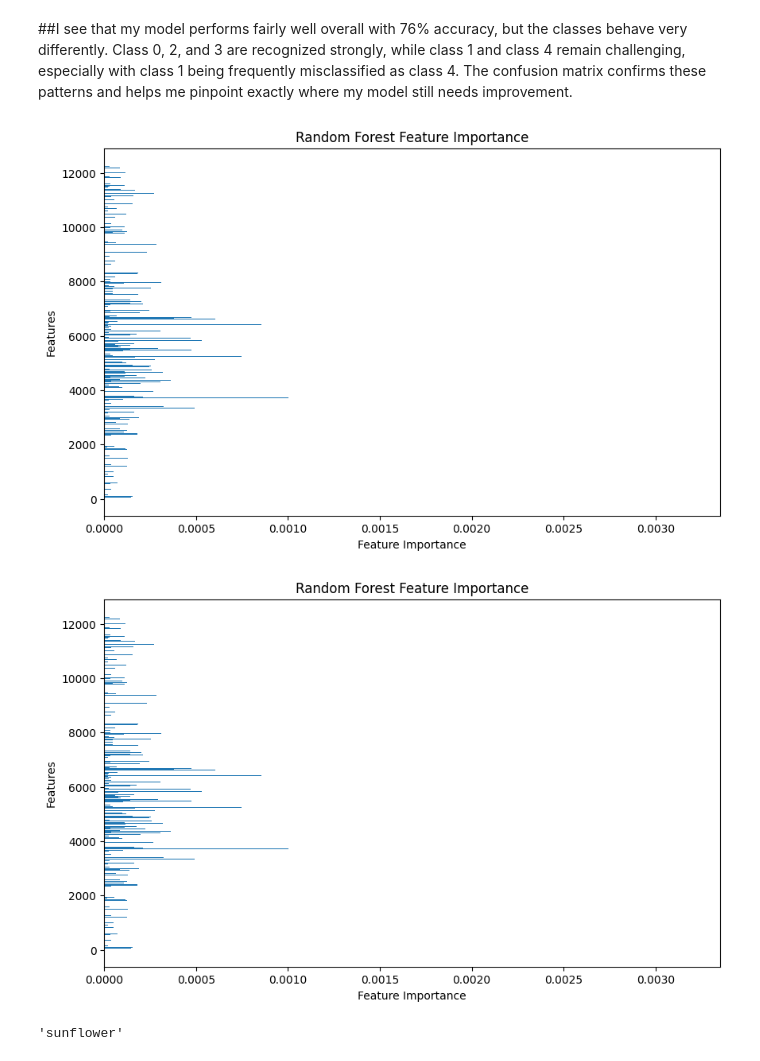
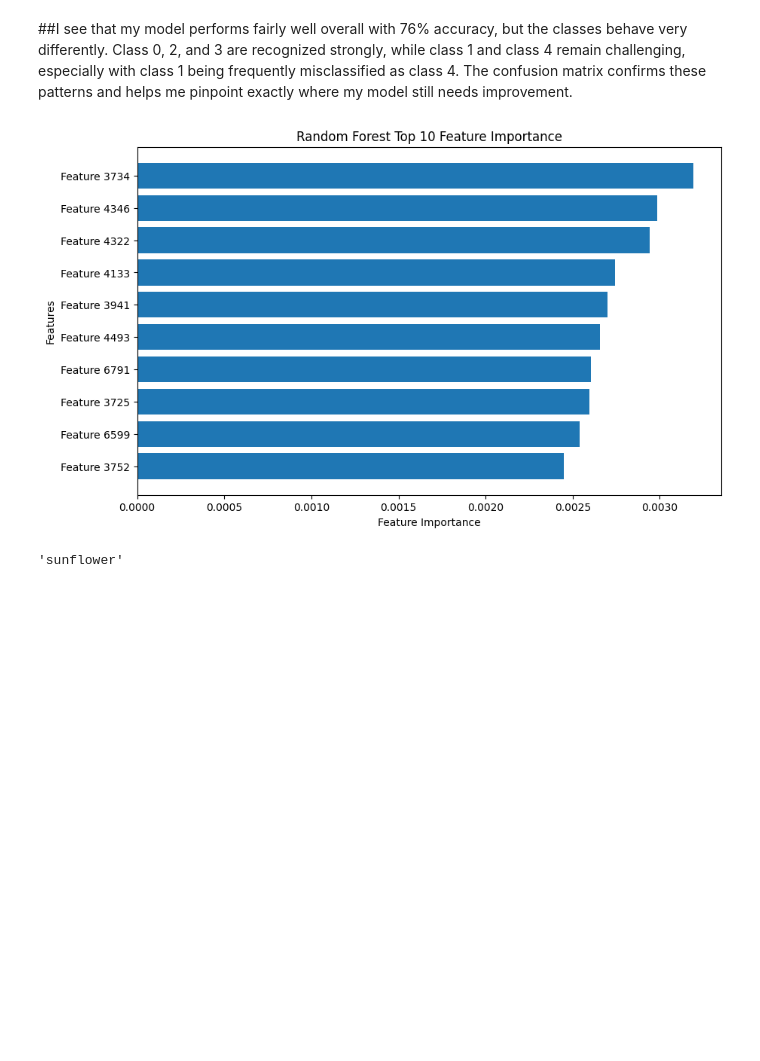
Before and after one commit to christinengalle19-collab/Assignement2New, a Jupyter notebook: Assignment11ai.ipynb, the cells around one changed output. Drawn from its saved outputs; the diff is of its cells as text; code cells hidden in the pictures; blank space fills up the shorter version.

```diff
--- a/Assignment11ai.ipynb
+++ b/Assignment11ai.ipynb
@@ -199,29 +199,31 @@ weighted avg       0.78      0.76      0.76        93
 [figure]
 # %% [markdown]
 ##I see that my model performs fairly well overall with 76% accuracy, but the classes behave very differently. Class 0, 2, and 3 are recognized strongly, while class 1 and class 4 remain challenging, especially with class 1 being frequently misclassified as class 4. The confusion matrix confirms these patterns and helps me pinpoint exactly where my model still needs improvement.
-# %%
-#Feature Importance Visualization:
-plt.figure(figsize=(10, 6))
-plt.barh(range(len(rf_clf.feature_importances_)), rf_clf.feature_importances_)
-plt.xlabel('Feature Importance')
-plt.ylabel('Features')
-plt.title('Random Forest Feature Importance')
-plt.show()
-
-#Get feature importances from the best model using the feature_importances_ attribute.
-feature_importances = rf_clf.feature_importances_
-
-
-#Create a bar plot of feature importances using matplotlib.pyplot.
-plt.figure(figsize=(10, 6))
-plt.barh(range(len(feature_importances)), feature_importances)
-plt.xlabel('Feature Importance')
-plt.ylabel('Features')
-plt.title('Random Forest Feature Importance')
-plt.show()
-# %% [output]
-[figure, removed]
-[figure, removed]
+# %%
+#Feature Importance Visualization:
+
+#get indices of 10 top features
+top_features_indices = rf_clf.feature_importances_.argsort()[-10:][::-1]
+
+#sort them from important to less
+sorted_importances = rf_clf.feature_importances_[top_features_indices]
+# Generate labels for the top features, using their original indices
+sorted_features_labels = [f"Feature {idx}" for idx in top_features_indices]
+
+#bar plot
+plt.figure(figsize=(10, 6))
+# Plot only the top 10 features and their importances
+plt.barh(sorted_features_labels, sorted_importances)
+plt.xlabel('Feature Importance')
+plt.ylabel('Features')
+plt.title('Random Forest Top 10 Feature Importance')
+plt.gca().invert_yaxis() # Invert y-axis to have the most important feature at the top
+plt.show()
+
+#Get feature importances from the best model using the feature_importances_ attribute.
+feature_importances = rf_clf.feature_importances_
+# %% [output]
+[figure, added]
 # %%
 def predict_image(image_path, model, image_dataset):
     img = imread('/content/New_image.png')
```
